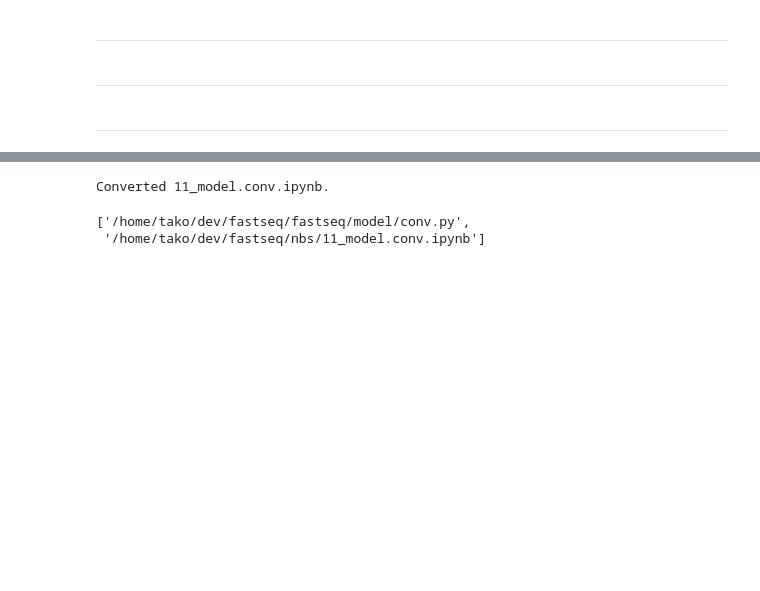
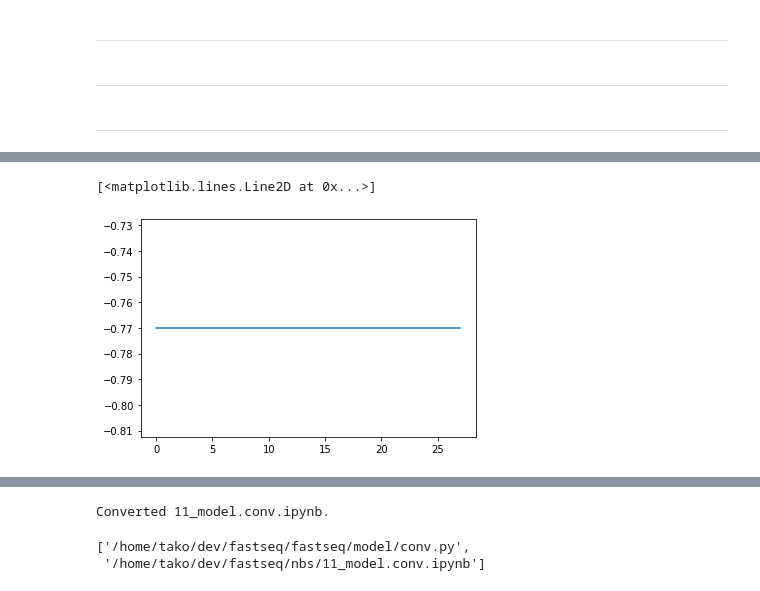
Before and after one commit to takotab/fastseq, a Jupyter notebook: nbs/11_model.conv.ipynb, the cells around one changed output, grey strips where cells are left out. Saved outputs shown, nothing was run; the diff lists cells and outputs as text; code cells hidden in the pictures; blank space fills up the shorter version.

```diff
--- a/nbs/11_model.conv.ipynb
+++ b/nbs/11_model.conv.ipynb
@@ -194,3 +201,6 @@ _______
 _______
 # %% [markdown]
 _______
+# %%
+inputs,preds,targs,decoded,losses = learn.get_preds(3, with_decoded = True, with_input=True, with_loss=True)
+decoded[-28:]
@@ -197,3 +222,8 @@ _______
+# %%
+plt.plot(targs[0,:,-28:].T)
+# %% [output]
+[<matplotlib.lines.Line2D at 0x...>]
+[figure, added]
 # %%
 
 # inputs,preds,targs,decoded,losses
```
Also changed, not shown: parts of 15 cells of this notebook, 1 other file.
